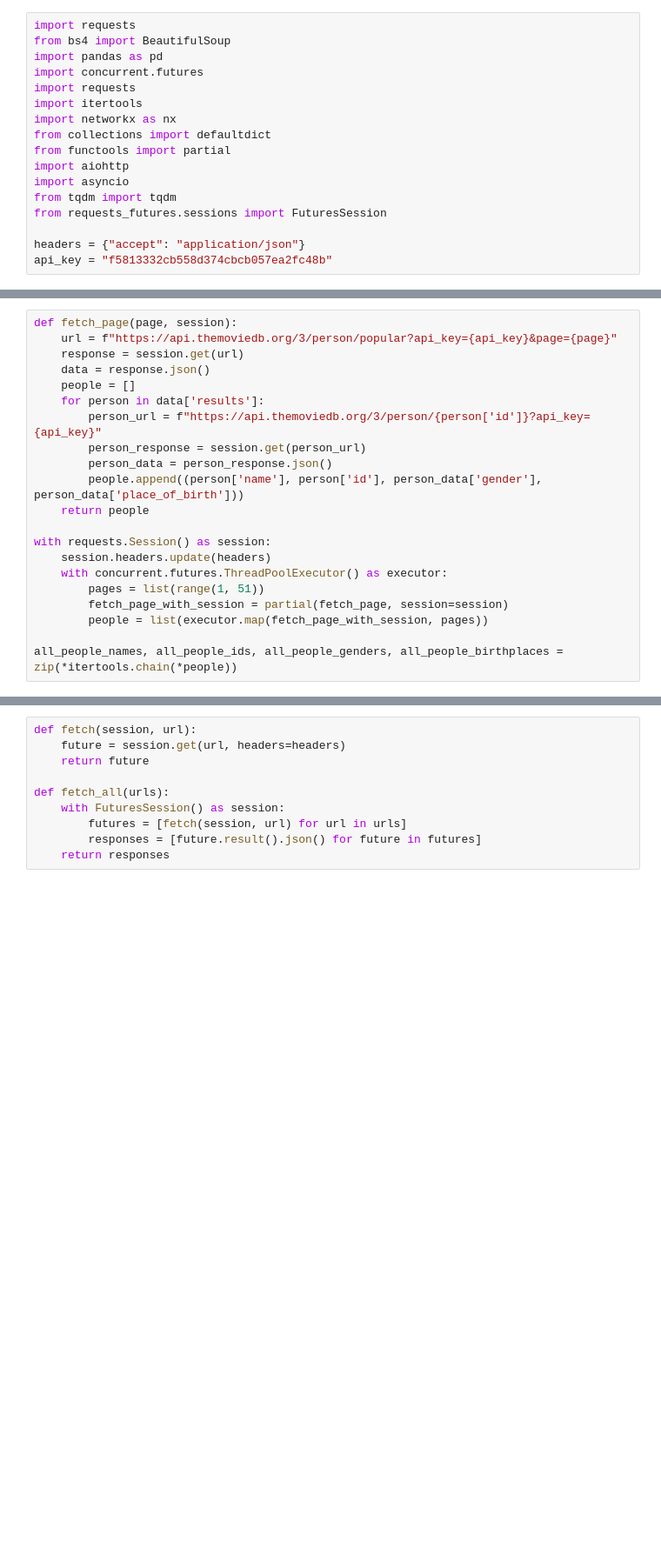
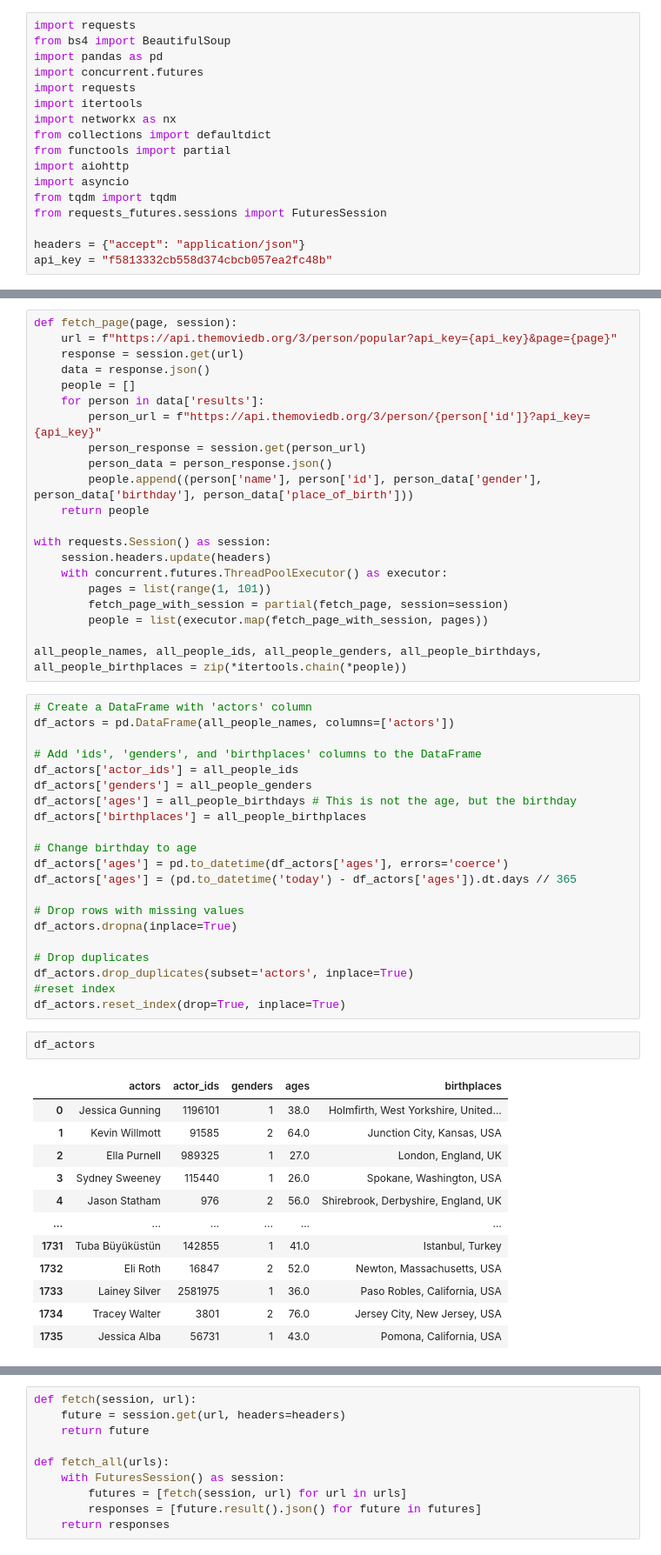
Before and after one commit to ongiboy/computational_social_science, a Jupyter notebook: Project.ipynb, the cells around one changed output, grey strips where cells are left out. Shown at 87% size. Drawn from its saved outputs; the diff is of its cells as text; blank space fills up the shorter version.

Commit message:
creating first data

```diff
--- a/Project.ipynb
+++ b/Project.ipynb
@@ -32,14 +32,50 @@ def fetch_page(page, session):
         person_url = f"https://api.themoviedb.org/3/person/{person['id']}?api_key={api_key}"
         person_response = session.get(person_url)
         person_data = person_response.json()
-        people.append((person['name'], person['id'], person_data['gender'], person_data['place_of_birth']))
+        people.append((person['name'], person['id'], person_data['gender'], person_data['birthday'], person_data['place_of_birth']))
     return people
 
 with requests.Session() as session:
     session.headers.update(headers)
     with concurrent.futures.ThreadPoolExecutor() as executor:
-        pages = list(range(1, 51))
+        pages = list(range(1, 101))
         fetch_page_with_session = partial(fetch_page, session=session)
         people = list(executor.map(fetch_page_with_session, pages))
 
-all_people_names, all_people_ids, all_people_genders, all_people_birthplaces = zip(*itertools.chain(*people))
+all_people_names, all_people_ids, all_people_genders, all_people_birthdays, all_people_birthplaces = zip(*itertools.chain(*people))
+# %%
+# Create a DataFrame with 'actors' column
+df_actors = pd.DataFrame(all_people_names, columns=['actors'])
+
+# Add 'ids', 'genders', and 'birthplaces' columns to the DataFrame
+df_actors['actor_ids'] = all_people_ids
+df_actors['genders'] = all_people_genders
+df_actors['ages'] = all_people_birthdays # This is not the age, but the birthday
+df_actors['birthplaces'] = all_people_birthplaces
+
+# Change birthday to age
+df_actors['ages'] = pd.to_datetime(df_actors['ages'], errors='coerce')
+df_actors['ages'] = (pd.to_datetime('today') - df_actors['ages']).dt.days // 365
+
+# Drop rows with missing values
+df_actors.dropna(inplace=True)
+
+# Drop duplicates
+df_actors.drop_duplicates(subset='actors', inplace=True)
+#reset index
+df_actors.reset_index(drop=True, inplace=True)
+# %%
+df_actors
+# %% [output]
+|  | actors | actor_ids | genders | ages | birthplaces |
+| 0 | Jessica Gunning | 1196101 | 1 | 38.0 | Holmfirth, West Yorkshire, United... |
+| 1 | Kevin Willmott | 91585 | 2 | 64.0 | Junction City, Kansas, USA |
+| 2 | Ella Purnell | 989325 | 1 | 27.0 | London, England, UK |
+| 3 | Sydney Sweeney | 115440 | 1 | 26.0 | Spokane, Washington, USA |
+| 4 | Jason Statham | 976 | 2 | 56.0 | Shirebrook, Derbyshire, England, UK |
+| ... | ... | ... | ... | ... | ... |
+| 1731 | Tuba Büyüküstün | 142855 | 1 | 41.0 | Istanbul, Turkey |
+| 1732 | Eli Roth | 16847 | 2 | 52.0 | Newton, Massachusetts, USA |
+| 1733 | Lainey Silver | 2581975 | 1 | 36.0 | Paso Robles, California, USA |
+| 1734 | Tracey Walter | 3801 | 2 | 76.0 | Jersey City, New Jersey, USA |
+| 1735 | Jessica Alba | 56731 | 1 | 43.0 | Pomona, California, USA |
```
Also changed, not shown: parts of 25 cells of this notebook, 2 other files.
